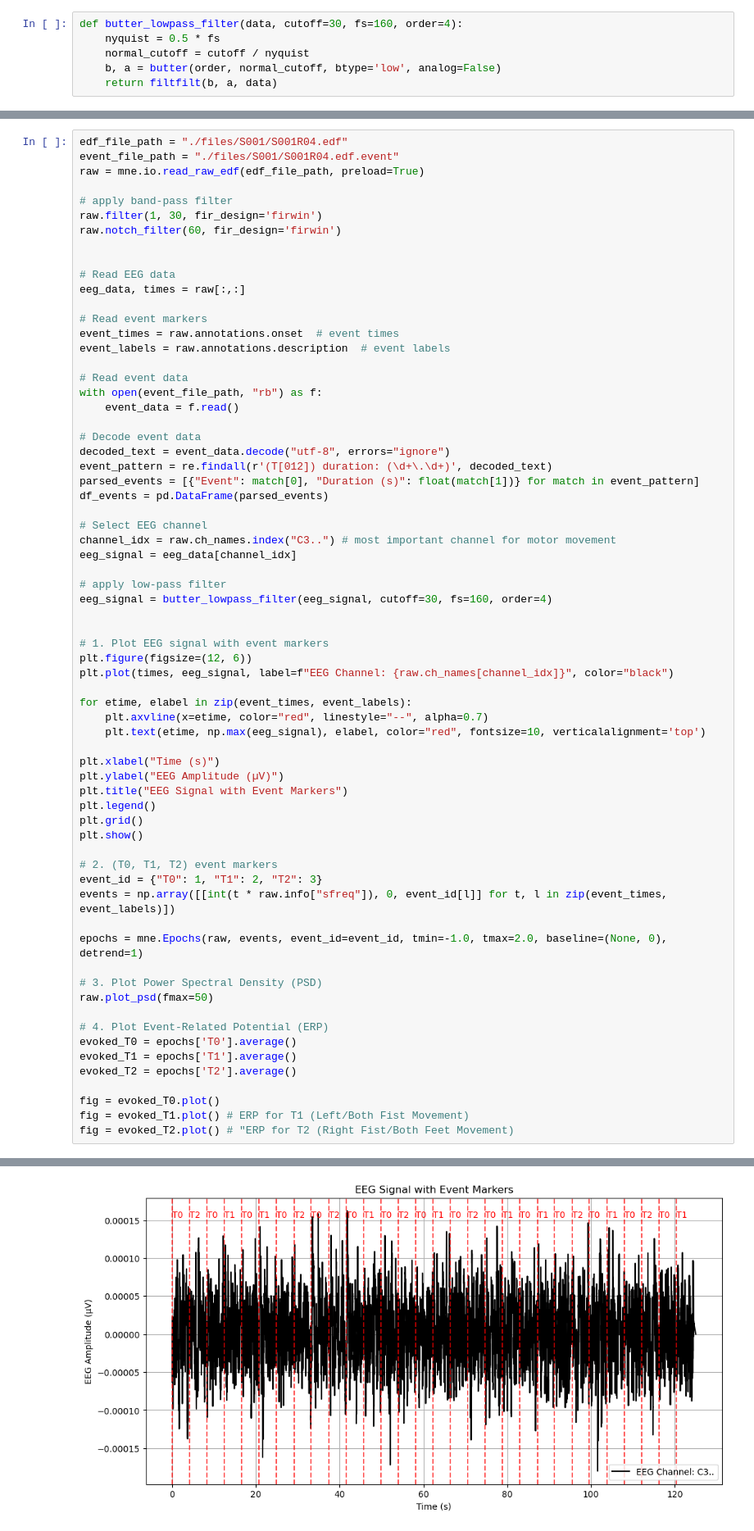
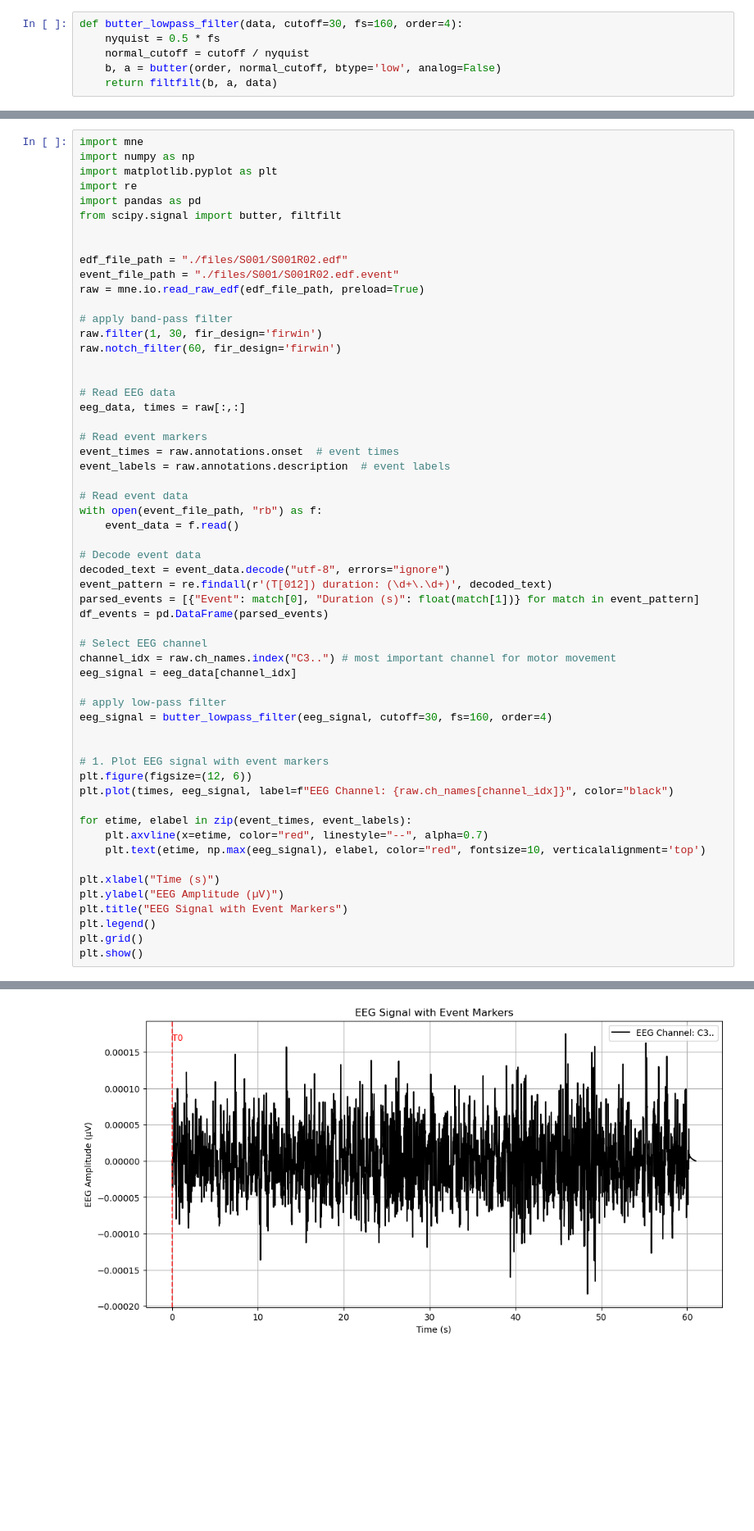
Before and after one commit to Auroruaaa/Authenticators, a Jupyter notebook: data_visualization.ipynb, the cells around one changed output, grey strips where cells are left out. Shown at 82% size. Cells and saved outputs as stored; diff of their text form; blank space fills up the shorter version.

```diff
--- a/data_visualization.ipynb
+++ b/data_visualization.ipynb
@@ -203,6 +194,14 @@ Effective window size : 12.800 (s)
 # %%
-edf_file_path = "./files/S001/S001R04.edf"
-event_file_path = "./files/S001/S001R04.edf.event"
+import mne
+import numpy as np
+import matplotlib.pyplot as plt
+import re
+import pandas as pd
+from scipy.signal import butter, filtfilt
+
+
+edf_file_path = "./files/S001/S001R02.edf"
+event_file_path = "./files/S001/S001R02.edf.event"
 raw = mne.io.read_raw_edf(edf_file_path, preload=True)
 
 # apply band-pass filter
@@ -249,22 +248,4 @@ plt.title("EEG Signal with Event Markers")
 plt.legend()
 plt.grid()
 plt.show()
-
-# 2. (T0, T1, T2) event markers
-event_id = {"T0": 1, "T1": 2, "T2": 3}
-events = np.array([[int(t * raw.info["sfreq"]), 0, event_id[l]] for t, l in zip(event_times, event_labels)])
-
-epochs = mne.Epochs(raw, events, event_id=event_id, tmin=-1.0, tmax=2.0, baseline=(None, 0), detrend=1)
-
-# 3. Plot Power Spectral Density (PSD)
-raw.plot_psd(fmax=50)
-
-# 4. Plot Event-Related Potential (ERP)
-evoked_T0 = epochs['T0'].average()
-evoked_T1 = epochs['T1'].average()
-evoked_T2 = epochs['T2'].average()
-
-fig = evoked_T0.plot()
-fig = evoked_T1.plot() # ERP for T1 (Left/Both Fist Movement)
-fig = evoked_T2.plot() # "ERP for T2 (Right Fist/Both Feet Movement)
 # %% [output]
@@ -276,15 +257,15 @@ Reading 0 ... 19999  =      0.000 ...   124.994 secs...
 Filtering raw data in 1 contiguous segment
 Setting up band-pass filter from 1 - 30 Hz
 
 FIR filter parameters
 ---------------------
 Designing a one-pass, zero-phase, non-causal bandpass filter:
 - Windowed time-domain design (firwin) method
 ... (15 lines left out)
 - Lower transition bandwidth: 0.50 Hz (-6 dB cutoff frequency: 59.10 Hz)
 - Upper passband edge: 60.65 Hz
 - Upper transition bandwidth: 0.50 Hz (-6 dB cutoff frequency: 60.90 Hz)
 - Filter length: 1057 samples (6.606 sec)
 [Parallel(n_jobs=1)]: Done  17 tasks      | elapsed:    0.0s
 [Parallel(n_jobs=1)]: Done  17 tasks      | elapsed:    0.0s
-[figure, old version]
+[figure, new version]
```
Also changed, not shown: parts of 14 cells of this notebook.
